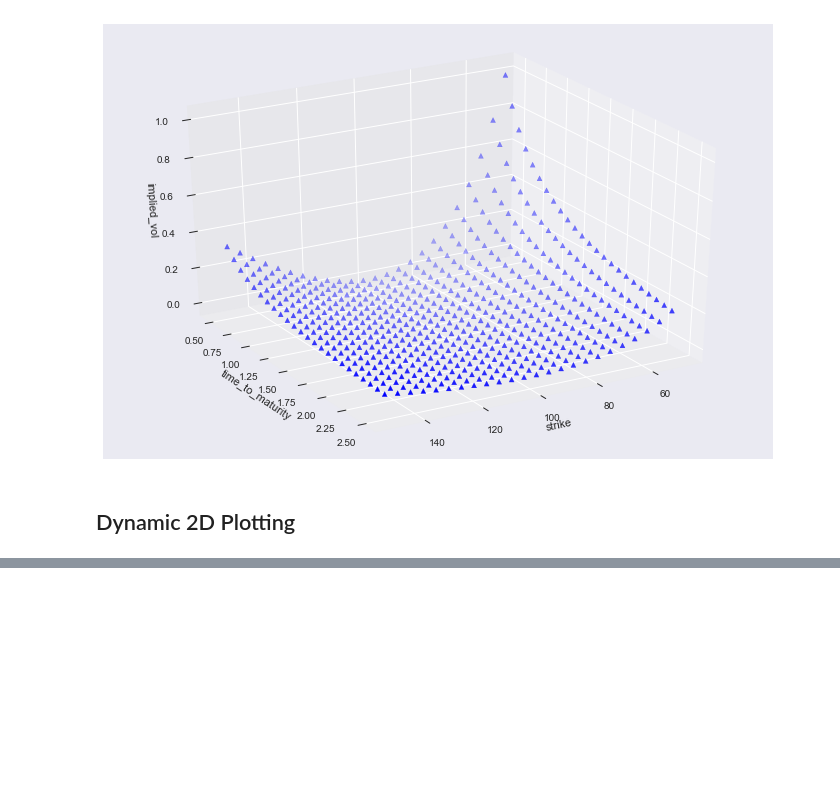
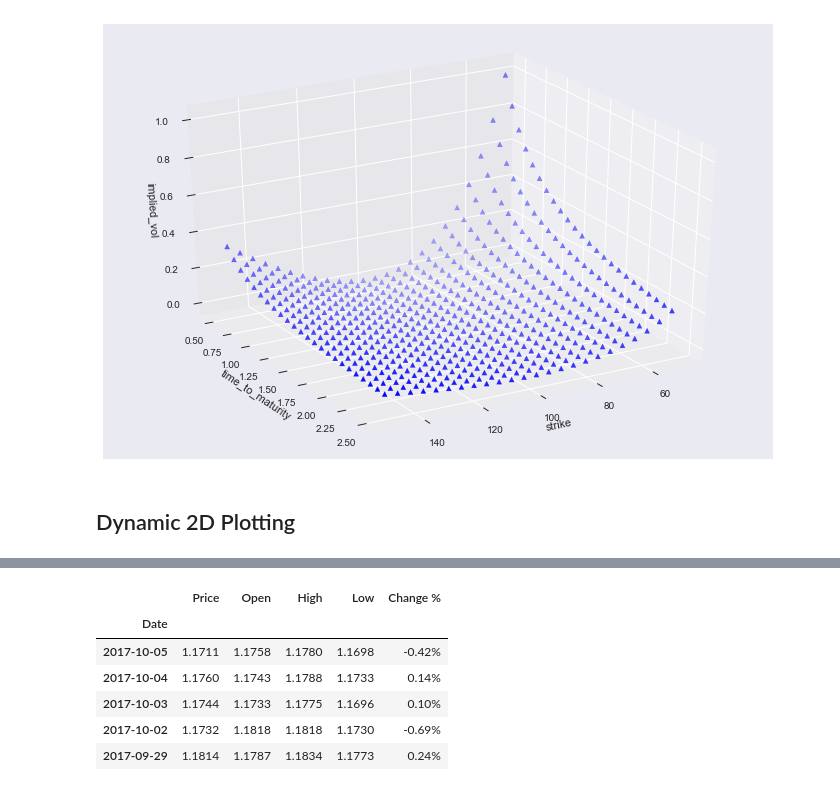
Before and after one commit to allaccountstaken/hilpisch, a Jupyter notebook: data_viz.ipynb, the cells around one changed output, grey strips where cells are left out. Saved outputs shown, nothing was run; the diff lists cells and outputs as text; code cells hidden in the pictures; blank space fills up the shorter version.

```diff
--- a/data_viz.ipynb
+++ b/data_viz.ipynb
@@ -349,2 +349,10 @@ memory usage: 1.0+ KB
-# %% [markdown]
-#
+# %%
+raw.head()
+# %% [output]
+|  | Price | Open | High | Low | Change % |
+| Date |  |  |  |  |  |
+| 2017-10-05 | 1.1711 | 1.1758 | 1.1780 | 1.1698 | -0.42% |
+| 2017-10-04 | 1.1760 | 1.1743 | 1.1788 | 1.1733 | 0.14% |
+| 2017-10-03 | 1.1744 | 1.1733 | 1.1775 | 1.1696 | 0.10% |
+| 2017-10-02 | 1.1732 | 1.1818 | 1.1818 | 1.1730 | -0.69% |
+| 2017-09-29 | 1.1814 | 1.1787 | 1.1834 | 1.1773 | 0.24% |
```
Also changed, not shown: parts of 4 cells of this notebook.
